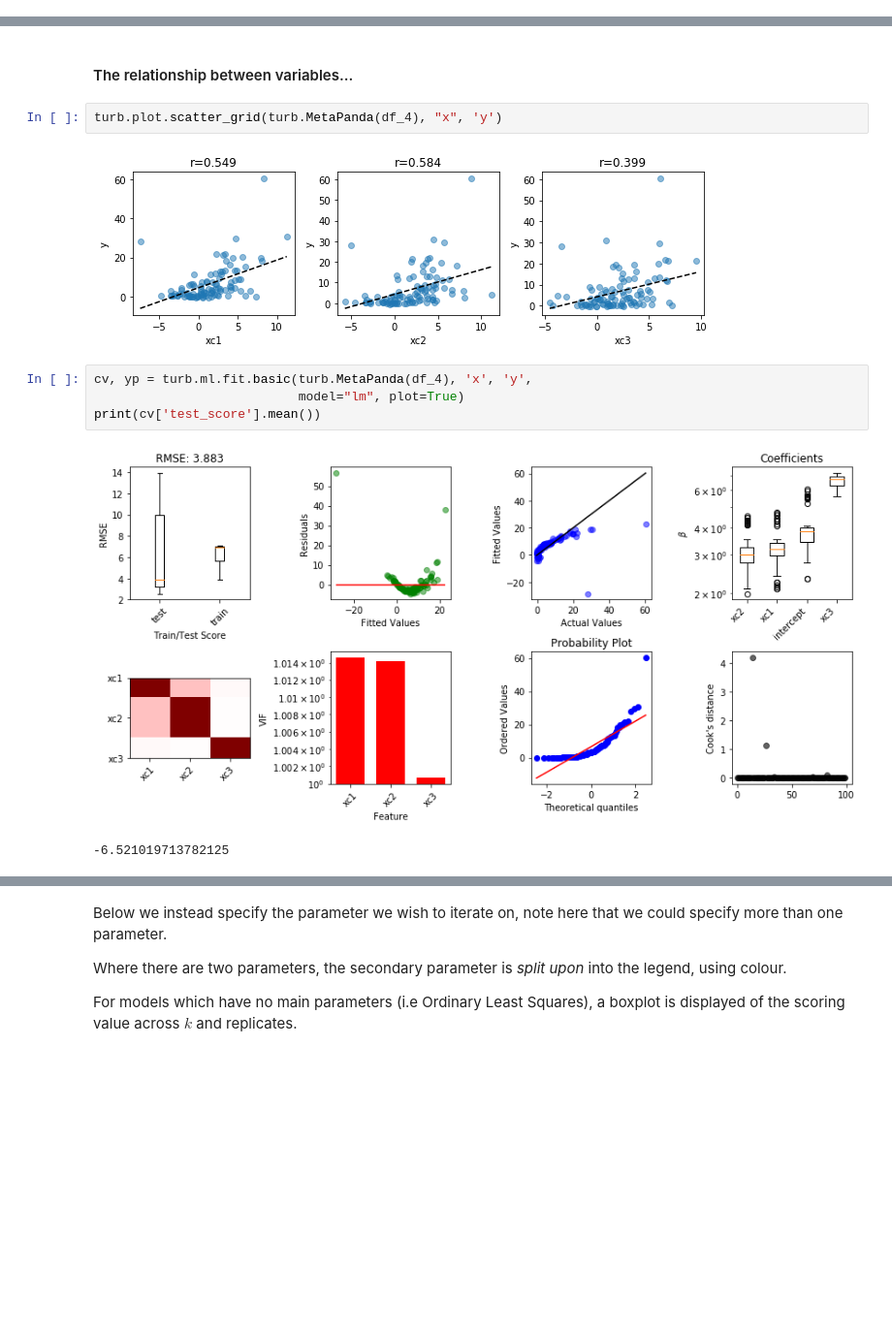
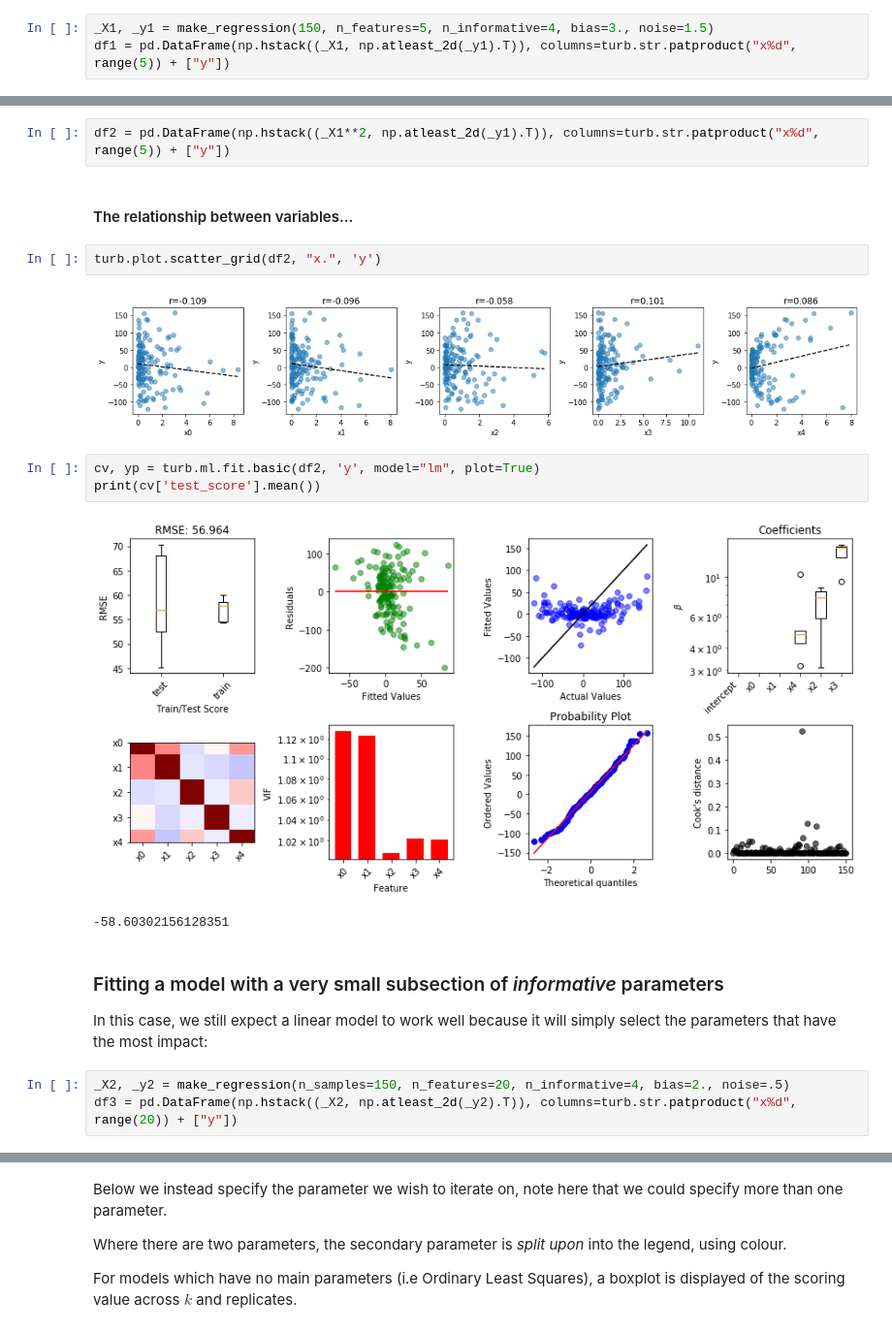
Before and after one commit to gregparkes/turbopanda, a Jupyter notebook: examples/machine_learning.ipynb, the cells around one changed output, grey strips where cells are left out. Shown at 97% size. Cells and saved outputs as stored; diff of their text form; blank space fills up the shorter version.

```diff
--- a/examples/machine_learning.ipynb
+++ b/examples/machine_learning.ipynb
@@ -50 +40,4 @@ turb.plot.scatter_grid(df_1, 'x[1-3]', 'y')
+# %%
+_X1, _y1 = make_regression(150, n_features=5, n_informative=4, bias=3., noise=1.5)
+df1 = pd.DataFrame(np.hstack((_X1, np.atleast_2d(_y1).T)), columns=turb.str.patproduct("x%d", range(5)) + ["y"])
 # %%
@@ -98,13 +57,21 @@ df_4['y'] = (df_4[['xc1', 'xc2', 'xc3']].sum(axis=1).div(3)**2) + np.random.norm
+# %%
+df2 = pd.DataFrame(np.hstack((_X1**2, np.atleast_2d(_y1).T)), columns=turb.str.patproduct("x%d", range(5)) + ["y"])
 # %% [markdown]
 #### The relationship between variables...
 # %%
-turb.plot.scatter_grid(turb.MetaPanda(df_4), "x", 'y')
+turb.plot.scatter_grid(df2, "x.", 'y')
 # %% [output]
-[figure, old version]
+[figure, new version]
 # %%
-cv, yp = turb.ml.fit.basic(turb.MetaPanda(df_4), 'x', 'y',
-                           model="lm", plot=True)
+cv, yp = turb.ml.fit.basic(df2, 'y', model="lm", plot=True)
 print(cv['test_score'].mean())
 # %% [output]
-[figure, old version]
+[figure, new version]
--6.521019713782125
+-58.60302156128351
+# %% [markdown]
+### Fitting a model with a very small subsection of *informative* parameters
+
+In this case, we still expect a linear model to work well because it will simply select the parameters that have the most impact:
+# %%
+_X2, _y2 = make_regression(n_samples=150, n_features=20, n_informative=4, bias=2., noise=.5)
+df3 = pd.DataFrame(np.hstack((_X2, np.atleast_2d(_y2).T)), columns=turb.str.patproduct("x%d", range(20)) + ["y"])
```
Also changed, not shown: parts of 31 cells of this notebook, 17 other files.
